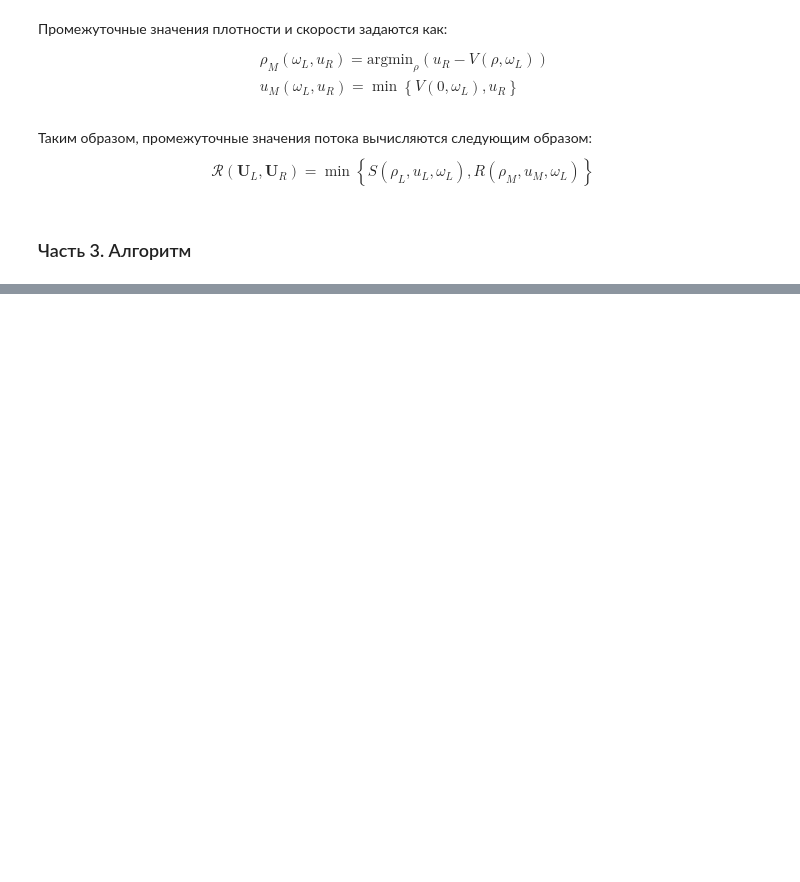
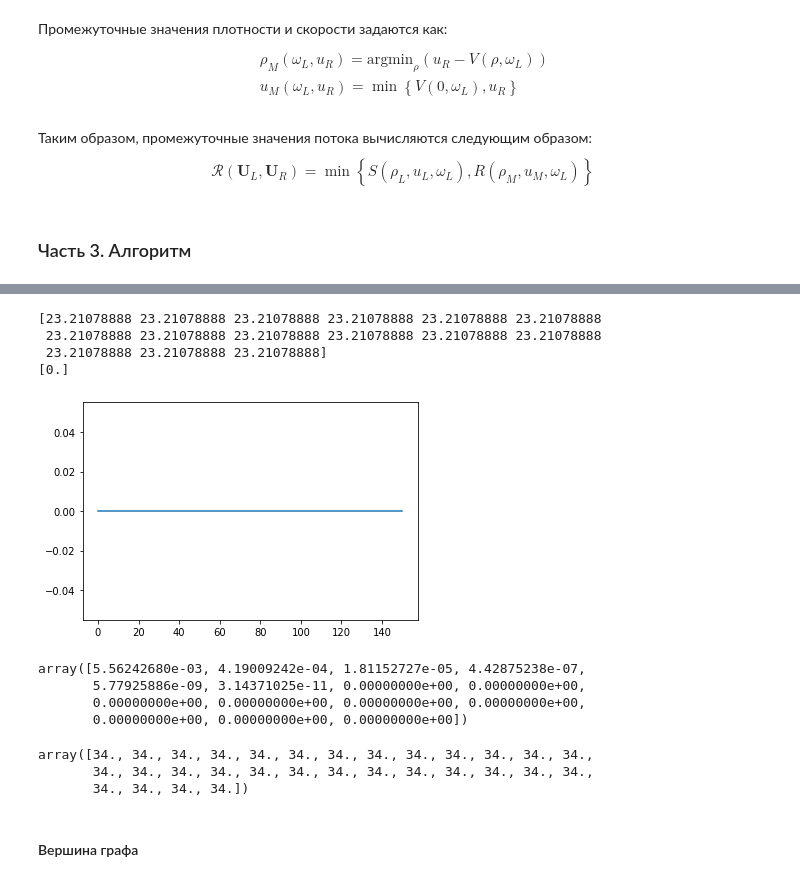
Before and after one commit to matrosik17/OzonMasters2019_nla_project, a Jupyter notebook: TrafficSimulation.ipynb, the cells around one changed output, grey strips where cells are left out. Saved outputs shown, nothing was run; the diff lists cells and outputs as text; code cells hidden in the pictures; blank space fills up the shorter version.

Commit message:
add edge calculations

```diff
--- a/TrafficSimulation.ipynb
+++ b/TrafficSimulation.ipynb
@@ -192,0 +437,29 @@ $$
+# %%
+edge = Edge(fd, 150., 10.)
+# %%
+x = np.linspace(0, 150., edge.n)
+for i in range(1):
+    edge.update(.01, [.13, 20.], .13)
+    if i%1 == 0:
+        plt.plot(x, edge.rho)
+# %% [output]
+[23.21078888 23.21078888 23.21078888 23.21078888 23.21078888 23.21078888
+ 23.21078888 23.21078888 23.21078888 23.21078888 23.21078888 23.21078888
+ 23.21078888 23.21078888 23.21078888]
+[0.]
+[figure, added]
+# %%
+edge.rho
+# %% [output]
+array([5.56242680e-03, 4.19009242e-04, 1.81152727e-05, 4.42875238e-07,
+       5.77925886e-09, 3.14371025e-11, 0.00000000e+00, 0.00000000e+00,
+       0.00000000e+00, 0.00000000e+00, 0.00000000e+00, 0.00000000e+00,
+       0.00000000e+00, 0.00000000e+00, 0.00000000e+00])
+# %%
+edge.omega
+# %% [output]
+array([34., 34., 34., 34., 34., 34., 34., 34., 34., 34., 34., 34., 34.,
+       34., 34., 34., 34., 34., 34., 34., 34., 34., 34., 34., 34., 34.,
+       34., 34., 34., 34.])
+# %% [markdown]
+#### Вершина графа
```
Also changed, not shown: parts of 16 cells of this notebook.
